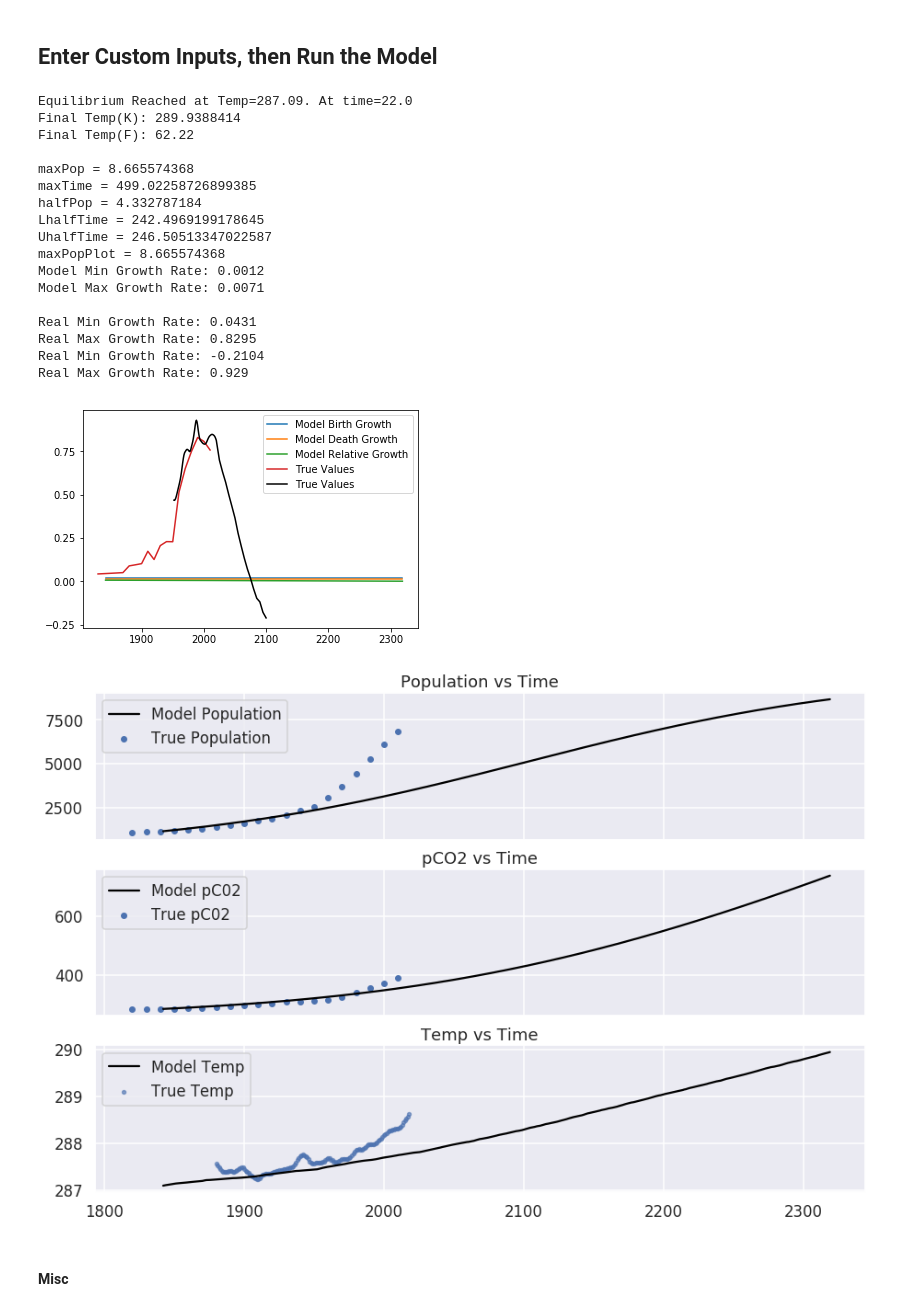
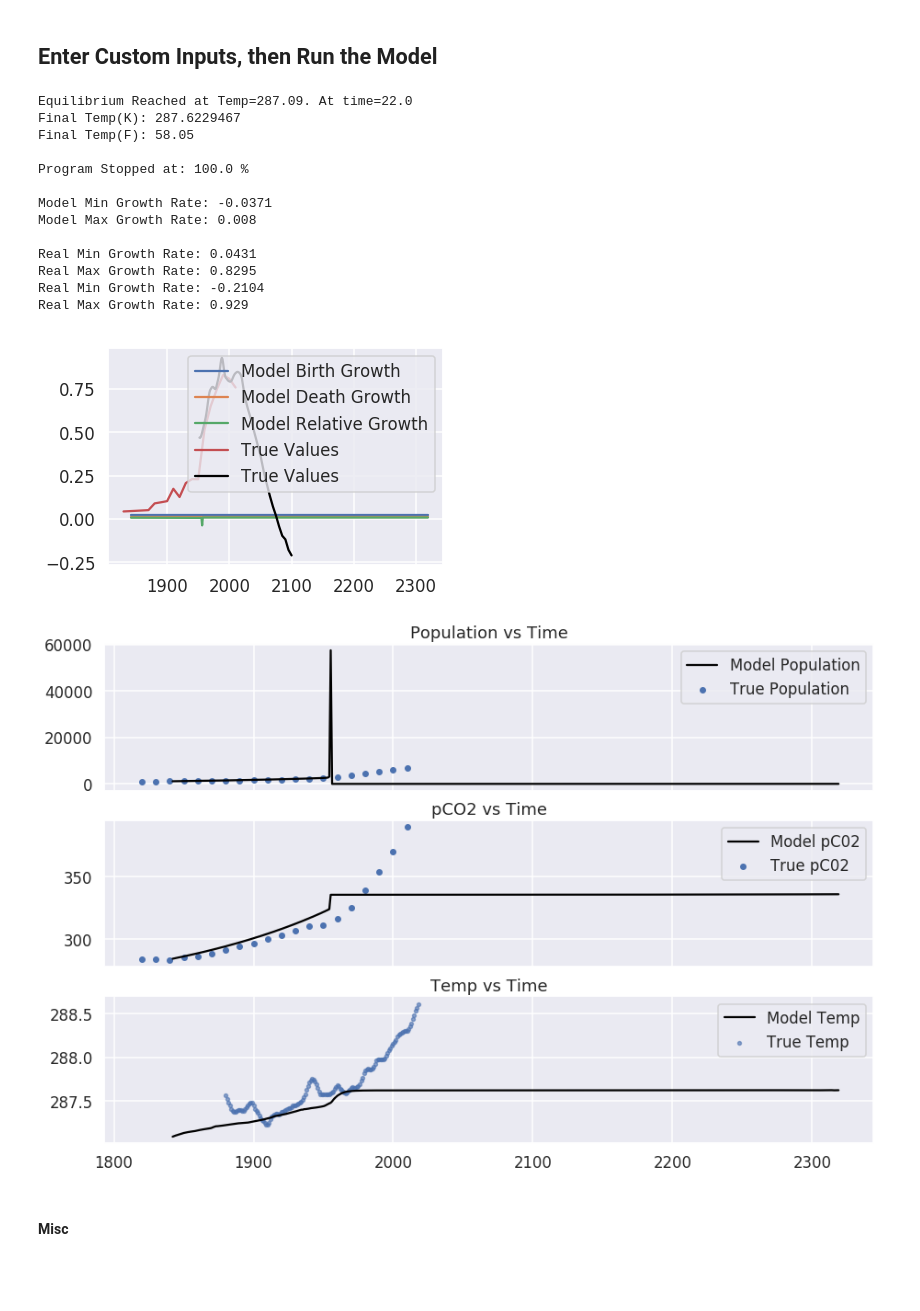
Before and after one commit to ethansav3/coupled_ebm, a Jupyter notebook: model/ebmFinal.ipynb, the cells around one changed output. Drawn from its saved outputs; the diff is of its cells as text; code cells hidden in the pictures; blank space fills up the shorter version.

```diff
--- a/model/ebmFinal.ipynb
+++ b/model/ebmFinal.ipynb
@@ -74,7 +74,7 @@ def growthRates(dfModel,compare):
 
     plt.legend()
 # %%
-def runModel(nameList, coupled, runTime, plot, save):
+def runModel(nameList, coupled, runTime, plot, save, analyze):
     for j in [284]:#pco2 loops
         newPco2=int(j)#change pco2 (ppm)
         #    newA = .9#change distance (AU)
@@ -99,8 +99,8 @@ def runModel(nameList, coupled, runTime, plot, save):
             if coupled and equilibrium:
                 inputRunTime = runTime #how long I originally specified
                 outputRunTime = math.ceil( dfModel['time_yrs'].iloc[-1] )#how long it actually ran
-                if (inputRunTime - outputRunTime) <= 3:
-                    popStats = analyzeRun(dfModel,nameList,True)#True Prints Dictionary Values
+                if ((inputRunTime - outputRunTime) <= 3) and analyze:
+                    popStats = analyzeRun(dfModel,nameList, True)#if True, then Print Dictionary Values
                     fullMaxPop=popStats["maxPop"]
                     popStats['maxPopPlot']=fullMaxPop+(3/100)*fullMaxPop#maximum population range
                 else:
@@ -135,50 +135,47 @@ nameList['ebm']['rDeath0']=0.012;
 nameList['ebm']['pBirth'] = 0
 nameList['ebm']['pDeath'] = 0
 nameList['ebm']['En0']=1.00
-nameList['ebm']['rTech']=0.00
+nameList['ebm']['rTech']=5*10**-5
 #nameList['ebm']['fragility']=10**-2
 #nameList['ebm']['En']=.0014
 nameList['ebm']['fragility']=.001
 life=False;
 fullArr=[]
 fullArrTr = []
 
 #start = time.time()
 #specify inputs
 runTime=500#change runtime(years)
 plot=False;#controls plotting
 coupled=True
 save=False;#save the file
 saveName=1;#name of file
 fullMaxPop=0
 newA=1
 newPco2 = 284
-dfModel = runModel(nameList, coupled, runTime, plot, save)
+analyze = False #whether or not to analyze the population parts of model
+dfModel = runModel(nameList, coupled, runTime, plot, save, analyze)
 call("echo End of Python Notebook Reached", shell=True);
 growthRates(dfModel,True) #true to compare growth rates
 dfTemp = pd.read_csv('anomaly.csv');#data from NASA GISS: https://data.giss.nasa.gov/gistemp/graphs_v4/
 dfPopCo2 = pd.read_csv('world_stats.csv');#data from Frank, Adam, and Woodruff Sullivan.
 compareModelOutput(dfModel,dfTemp,dfPopCo2)#compare the models output to true data
 # %% [output]
 Equilibrium Reached at Temp=287.09. At time=22.0
-Final Temp(K): 289.9388414
-Final Temp(F): 62.22
+Final Temp(K): 287.6229467
+Final Temp(F): 58.05
 
-maxPop = 8.665574368
-maxTime = 499.02258726899385
-halfPop = 4.332787184
-LhalfTime = 242.4969199178645
-UhalfTime = 246.50513347022587
-maxPopPlot = 8.665574368
-Model Min Growth Rate: 0.0012
-Model Max Growth Rate: 0.0071
+Program Stopped at: 100.0 %
+
+Model Min Growth Rate: -0.0371
+Model Max Growth Rate: 0.008
 
 Real Min Growth Rate: 0.0431
 Real Max Growth Rate: 0.8295
 Real Min Growth Rate: -0.2104
 Real Max Growth Rate: 0.929
-[figure, old version]
+[figure, new version]
-[figure, old version]
+[figure, new version]
 # %% [markdown]
 #### Misc
 # %%
```
Also changed, not shown: 1 other file.
